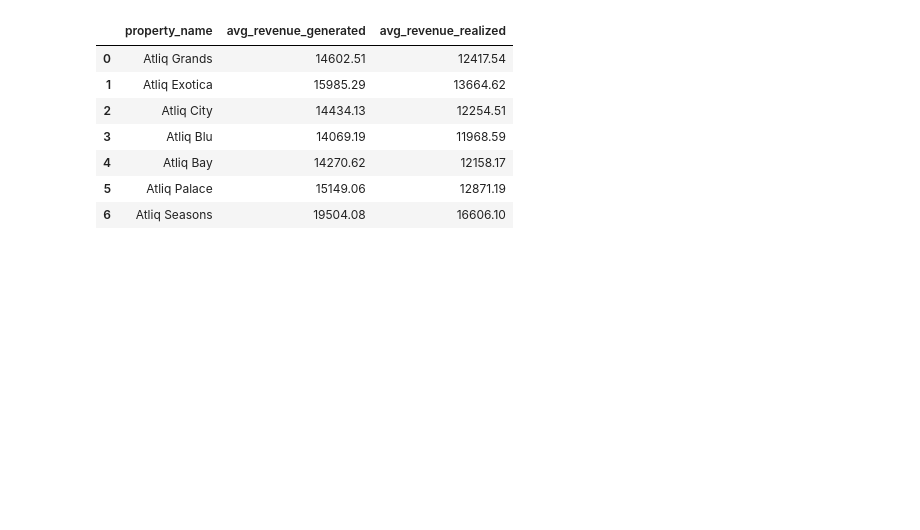
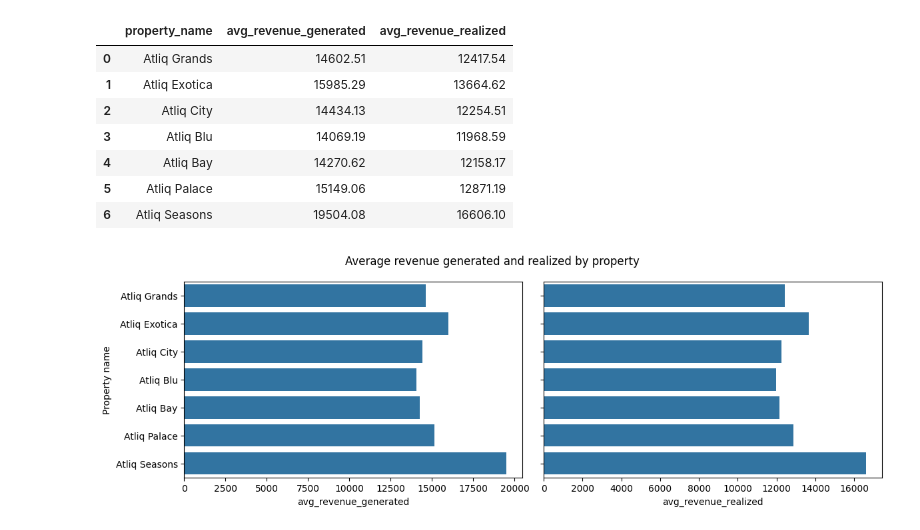
Before and after one commit to Bhuvi128/Hospitality-Revenue-Optimization-Data-analysis, a Jupyter notebook: Hospitality Revenue Optimzation.ipynb, the cells around one changed output. Saved outputs shown, nothing was run; the diff lists cells and outputs as text; code cells hidden in the pictures; blank space fills up the shorter version.

```diff
--- a/Hospitality Revenue Optimzation.ipynb
+++ b/Hospitality Revenue Optimzation.ipynb
@@ -47,3 +101,16 @@ avg_rev
 | 4 | Atliq Bay | 14270.62 | 12158.17 |
 | 5 | Atliq Palace | 15149.06 | 12871.19 |
 | 6 | Atliq Seasons | 19504.08 | 16606.10 |
+# %%
+fig, axes = plt.subplots(1, 2, figsize=(12,4), sharey = True)
+columns = ['avg_revenue_generated', 'avg_revenue_realized']
+
+for ax, col in zip(axes, columns):
+    sns.barplot(x = avg_rev[col], y = avg_rev['property_name'], ax = ax)
+    ax.set_ylabel("Property name")
+
+fig.suptitle("Average revenue generated and realized by property")
+plt.tight_layout()
+plt.show()
+# %% [output]
+[figure, added]
```
Also changed, not shown: parts of 4 cells of this notebook.
